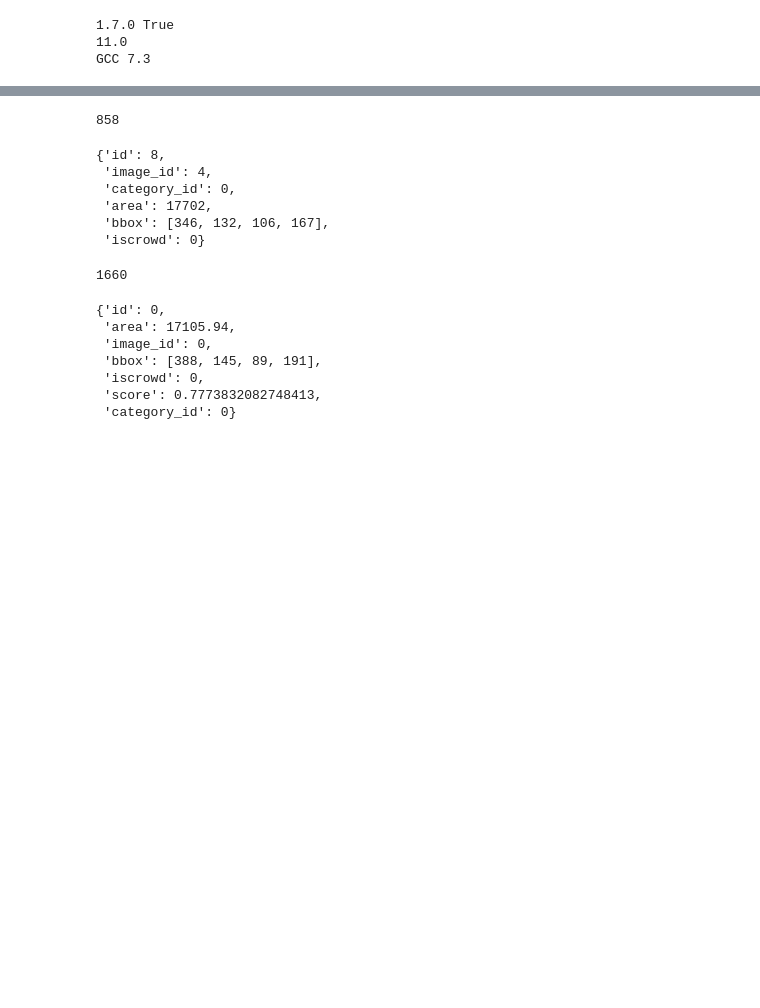
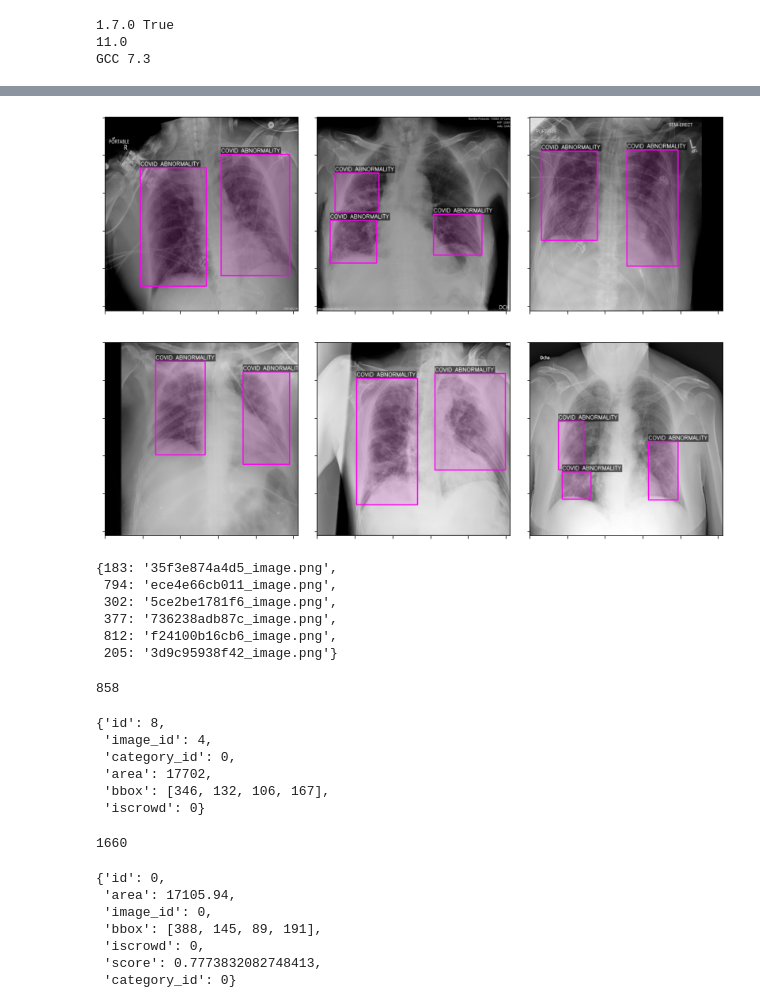
Before and after one commit to arunpandian7/Covid-Radiograhy-Diagnosis-API, a Jupyter notebook: notebooks/cascade-rcnn-detection/inference-and-evaluation.ipynb, the cells around one changed output, grey strips where cells are left out. Drawn from its saved outputs; the diff is of its cells as text; code cells hidden in the pictures; blank space fills up the shorter version.

```diff
--- a/notebooks/cascade-rcnn-detection/inference-and-evaluation.ipynb
+++ b/notebooks/cascade-rcnn-detection/inference-and-evaluation.ipynb
@@ -170,0 +174,45 @@ for idx, (image_id, filename)  in enumerate(imagepaths.items()):
+# %%
+id_set = list(set(i["id"] for i in val_ann['images']))
+# %%
+from rebox import BBox
+from rebox.formats import coco, pascal
+
+random.shuffle(id_set)
+
+imagepaths = {item["id"]:item['file_name'] for item in val_ann['images'] if item['id'] in id_set[:6]}
+
+
+
+annotations = {}
+for item in val_ann["annotations"]:
+    if item["image_id"] in imagepaths.keys():
+        bbox = BBox(item["bbox"], coco).as_format(pascal).value.tolist()
+        try:
+            annotations[item["image_id"]].append(bbox)
+        except KeyError:
+            annotations[item["image_id"]] = [bbox]
+
+
+fig, axes = plt.subplots(2,3, figsize=(14,10))
+fig.subplots_adjust(hspace=0.1, wspace=0.1)
+axes = axes.ravel()
+
+
+for idx, (image_id, filename)  in enumerate(imagepaths.items()):
+    img_path = os.path.join(imgs_path, filename)
+    img = cv2.imread(img_path)
+
+    gt_bboxes = annotations[image_id]
+    for gt_box in gt_bboxes:
+        img = draw_bbox(img, list(np.int_(gt_box)), "Covid Abnormality",
+                        (255, 0, 243))
+    # print(gt_bboxes)
+
+    axes[idx].imshow(img, cmap='gray')
+    # axes[idx].set_title(img_id, size=18, pad=30)
+    axes[idx].set_xticklabels([])
+    axes[idx].set_yticklabels([])
+
+plt.savefig("dataset_samples.png", dpi=350)
+# %% [output]
+[figure, added]
@@ -171,3 +221,12 @@ for idx, (image_id, filename)  in enumerate(imagepaths.items()):
+# %%
+imagepaths
+# %% [output]
+{183: '35f3e874a4d5_image.png',
+ 794: 'ece4e66cb011_image.png',
+ 302: '5ce2be1781f6_image.png',
+ 377: '736238adb87c_image.png',
+ 812: 'f24100b16cb6_image.png',
+ 205: '3d9c95938f42_image.png'}
 # %%
 len(val_ann["images"])
 # %% [output]
```
Also changed, not shown: parts of 8 cells of this notebook, 14 other files.
